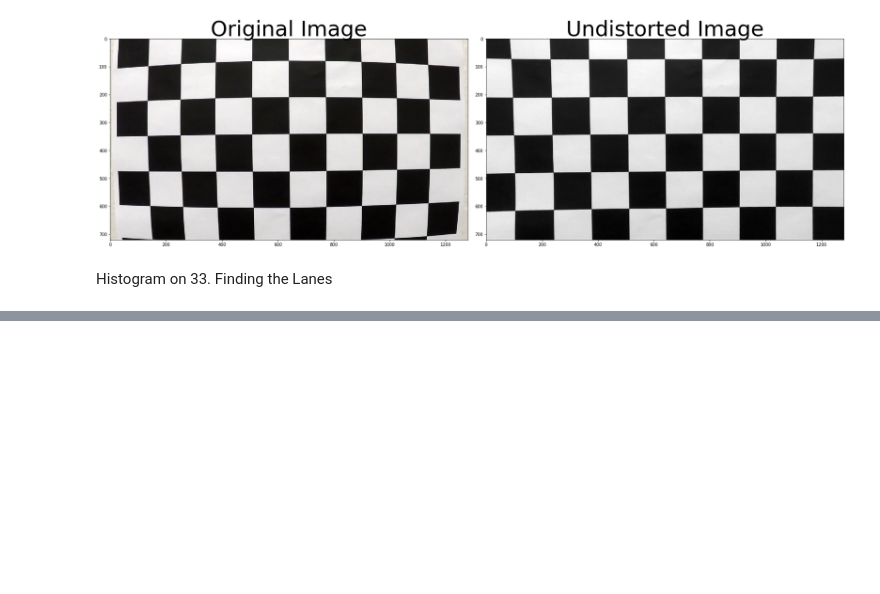
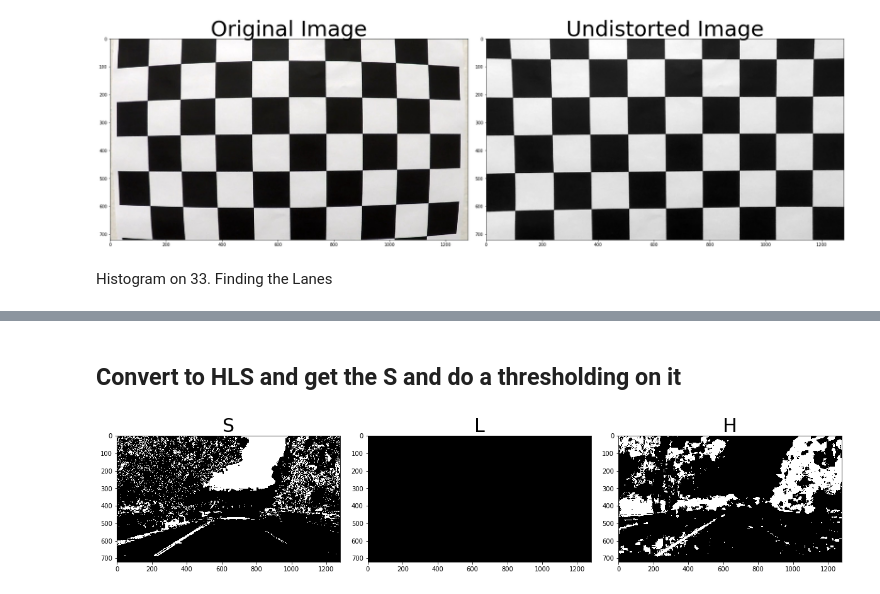
Before and after one commit to leclair-7/CarND-Advanced-Lane-Lines, a Jupyter notebook: Advanced-Lane-Finding.ipynb, the cells around one changed output, grey strips where cells are left out. Saved outputs shown, nothing was run; the diff lists cells and outputs as text; code cells hidden in the pictures; blank space fills up the shorter version.

```diff
--- a/Advanced-Lane-Finding.ipynb
+++ b/Advanced-Lane-Finding.ipynb
@@ -25,0 +29,18 @@ import glob
+# %%
+def display_two(a,b,ta,tb):
+    f, (ax1, ax2) = plt.subplots(1, 2, figsize=(24, 8))
+    f.tight_layout()
+    ax1.imshow(a,cmap='gray')
+    ax1.set_title(ta, fontsize=30)
+    ax2.imshow(b,cmap='gray')
+    ax2.set_title(tb, fontsize=30)
+def display_three(R,G,B,t1,t2,t3):
+    f, (ax1, ax2, ax3) = plt.subplots(1, 3, figsize=(16, 5))
+    f.tight_layout()
+    ax1.imshow(R,cmap='gray')
+    ax1.set_title(t1, fontsize=30)
+    ax2.imshow(G,cmap='gray')
+    ax2.set_title(t2, fontsize=30)
+    ax3.imshow(B,cmap='gray')
+    ax3.set_title(t3, fontsize=30)
+    plt.subplots_adjust(left=0., right=1, top=0.9, bottom=0.)
@@ -72 +106,28 @@ Histogram on 33. Finding the Lanes
+# %% [markdown]
+## Convert to HLS and get the S and do a thresholding on it
+# %%
+#image_for_HLS = mpimg.imread('./test_images/straight_lines1.jpg')
+image_for_HLS = mpimg.imread('./test_images/test5.jpg')
+hls = cv2.cvtColor(image_for_HLS, cv2.COLOR_RGB2HLS)
+
+H = hls[:,:,0]
+L = hls[:,:,1]
+S = hls[:,:,2]
+
+thresh_s = (90, 220)
+S_binary = np.zeros_like(S)
+S_binary[(S > thresh_s[0]) & (S <= thresh_s[1])] = 1
+
+thresh_h = (15,50)
+H_binary = np.zeros_like(H)
+H_binary[(H > thresh_h[0]) & (H <= thresh_h[1])] = 1
+
+thresh_l = (0,100)
+L_binary = np.zeros_like(L)
+L_binary[ (L > thresh_l[0]) & (L < thresh_l[1])]
+
+
+display_three(S_binary,L_binary,H_binary,"S",'L','H')
+# %% [output]
+[figure, added]
 # %%
```
Also changed, not shown: parts of 12 cells of this notebook.
